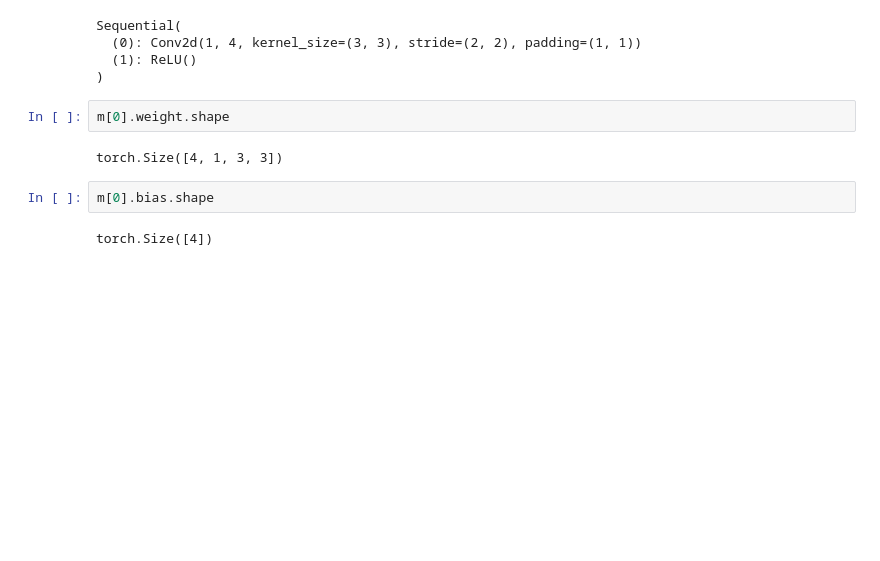
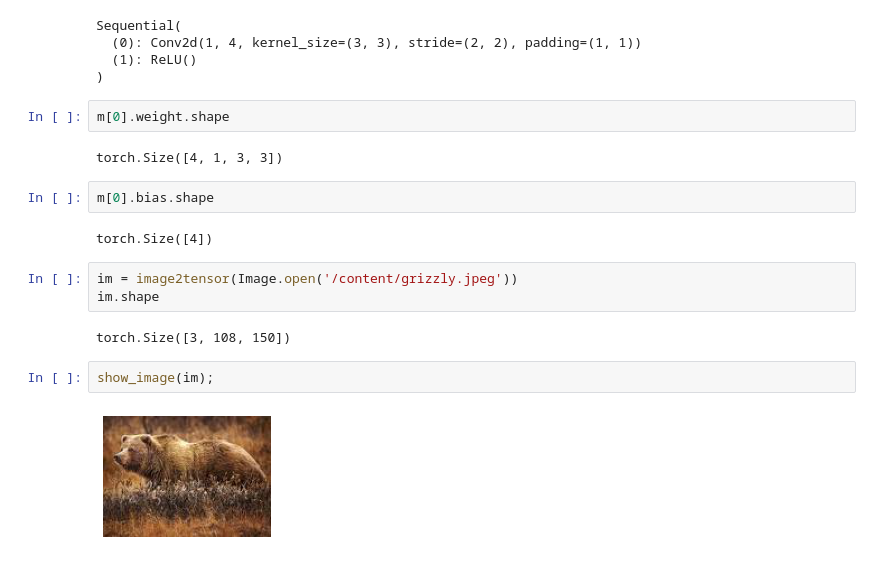
Before and after one commit to satani99/practical_deep_learning_for_coders, a Jupyter notebook: fast_ai_13.ipynb, the cells around one changed output. Drawn from its saved outputs; the diff is of its cells as text; blank space fills up the shorter version.

```diff
--- a/fast_ai_13.ipynb
+++ b/fast_ai_13.ipynb
@@ -206,3 +206,12 @@ torch.Size([4, 1, 3, 3])
 m[0].bias.shape
 # %% [output]
 torch.Size([4])
+# %%
+im = image2tensor(Image.open('/content/grizzly.jpeg'))
+im.shape
+# %% [output]
+torch.Size([3, 108, 150])
+# %%
+show_image(im);
+# %% [output]
+[figure, added]
```
Also changed, not shown: parts of 5 cells of this notebook.
